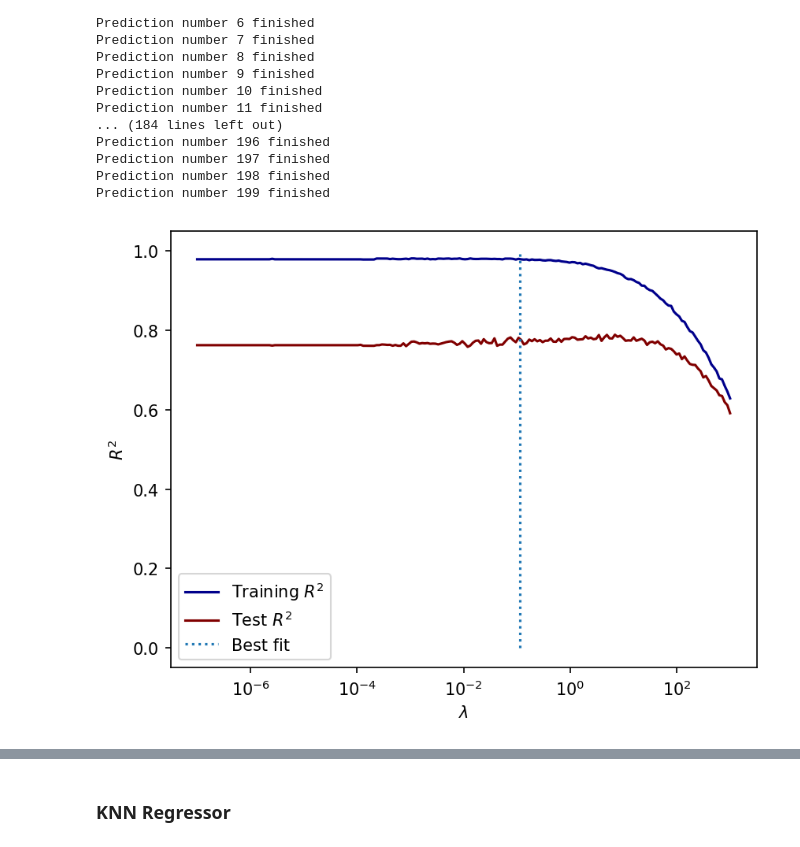
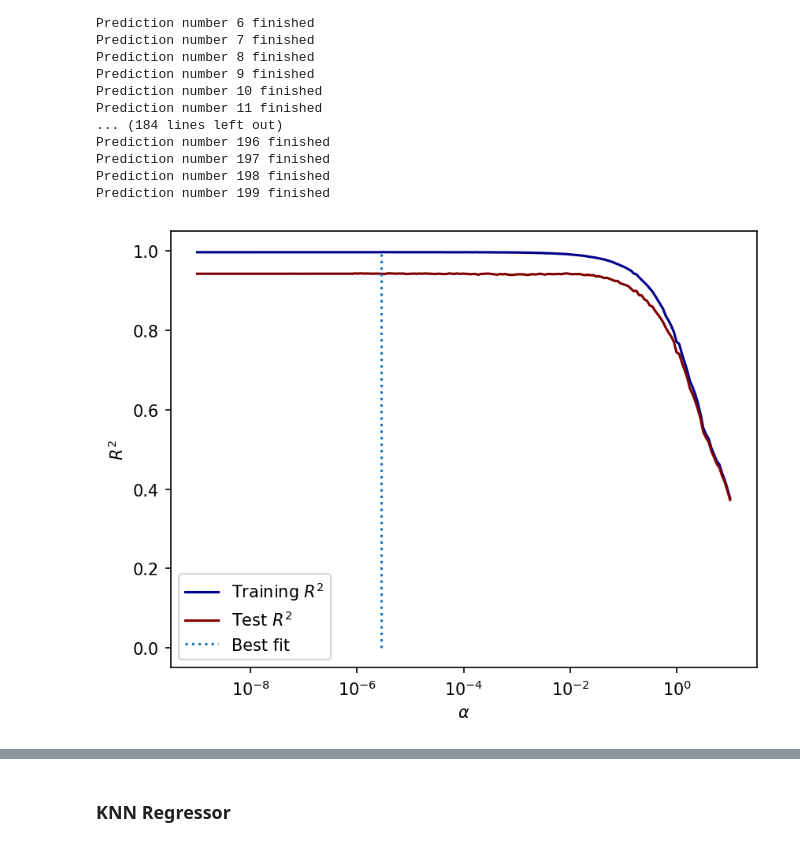
Before and after one commit to Santiq22/urban-heat-islands, a Jupyter notebook: notebooks/benchmarck_model_training.ipynb, the cells around one changed output, grey strips where cells are left out. Saved outputs shown, nothing was run; the diff lists cells and outputs as text; code cells hidden in the pictures.

```diff
--- a/notebooks/benchmarck_model_training.ipynb
+++ b/notebooks/benchmarck_model_training.ipynb
@@ -419,25 +483,25 @@ plt.show()
 # %%
 # Set array of eta values
-reg_lambda = logspace(-7, 3, 200)
+reg_alpha = logspace(-9, 1, 200)
 
 # Set R^2 arrays
 r2_train_array = []
 r2_test_array = []
 
-for i, lambda_value in enumerate(reg_lambda):
+for i, alpha_value in enumerate(reg_alpha):
     # Set a new model
     xgbr = XGBRegressor(nthread = -1,
-                        colsample_bylevel = 0.27089875569868677,
-                        colsample_bynode = 0.00023871262162442934,
-                        colsample_bytree = 0.2521310852858073,
-                        eta = 0.16984948183848828,
-                        gamma = 4.936495008750438e-07,
-                        max_depth = 9,
-                        min_child_weight = 1.1130829945563475e-06,
-                        reg_alpha = 0.00027764020436691245,
-                        reg_lambda = lambda_value,
-                        subsample = 0.6725418424266979,
-                        tree_method = 'auto',
+                        colsample_bylevel = 0.26039175857141017,
+                        colsample_bynode = 0.0026795271301607616,
+                        colsample_bytree = 0.17273120612209947,
+                        eta = 0.23140004684157492,
+                        gamma = 3.2666575813880865e-06,
+                        max_depth = 12,
+                        min_child_weight = 1.710210297185527,
+                        reg_alpha = alpha_value,
+                        reg_lambda = 0.38787583265517744,
+                        subsample = 0.9850474055600175,
+                        tree_method = 'exact',
                         random_state = 10)
 
     # Train the model
@@ -471,14 +535,14 @@ Prediction number 198 finished
 Prediction number 199 finished
 # %%
 fig, ax = plt.subplots(1, 1, dpi = 150)
-ax.plot(reg_lambda, r2_train_array, color = 'darkblue', label = 'Training $R^{2}$')
-ax.plot(reg_lambda, r2_test_array, color = 'maroon', label = 'Test $R^{2}$')
-ax.vlines(0.11543156340963502, ymax = 1.0, ymin = 0.0, ls = ':', label = 'Best fit')
+ax.plot(reg_alpha, r2_train_array, color = 'darkblue', label = 'Training $R^{2}$')
+ax.plot(reg_alpha, r2_test_array, color = 'maroon', label = 'Test $R^{2}$')
+ax.vlines(2.8399331769460818e-06, ymax = 1.0, ymin = 0.0, ls = ':', label = 'Best fit')
 ax.set_xscale('log')
-ax.set_xlabel('$\lambda$')
+ax.set_xlabel(r'$\alpha$')
 ax.set_ylabel('$R^{2}$')
 ax.legend()
 plt.show()
 # %% [output]
-[figure, old version]
+[figure, new version]
 # %%
```
Also changed, not shown: parts of 45 cells of this notebook, 57 other files.
